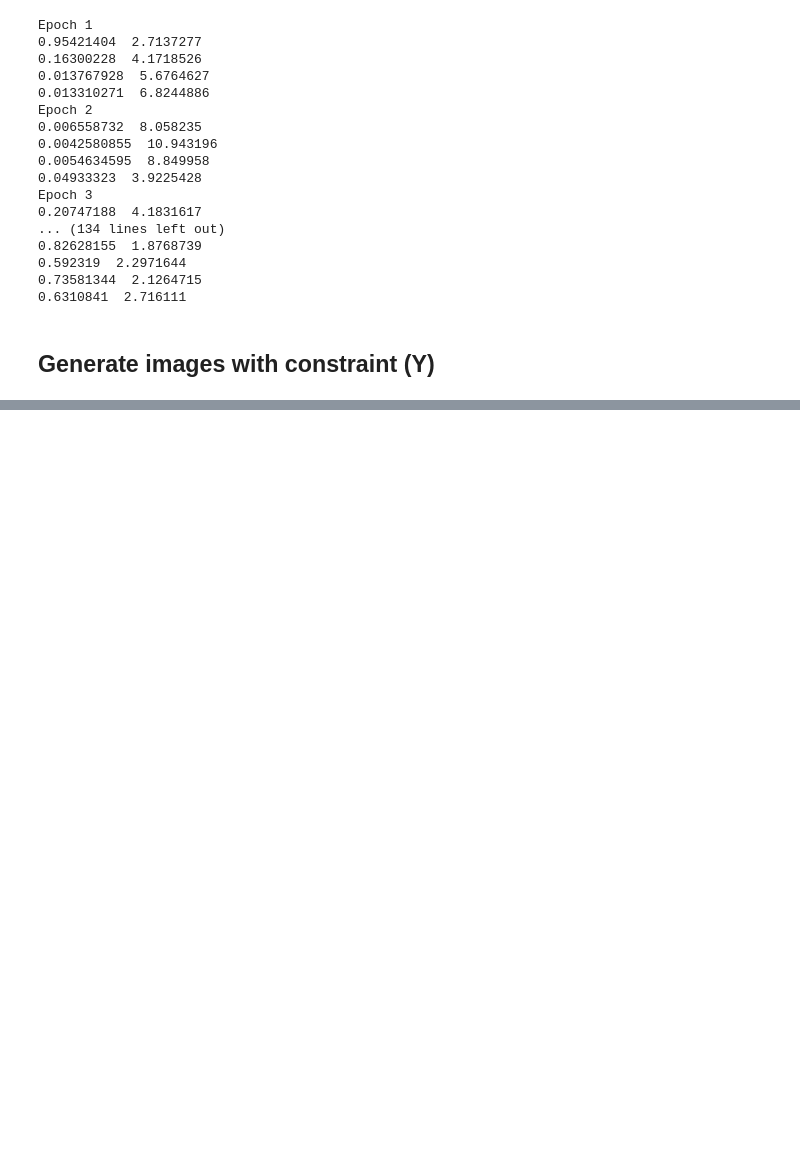
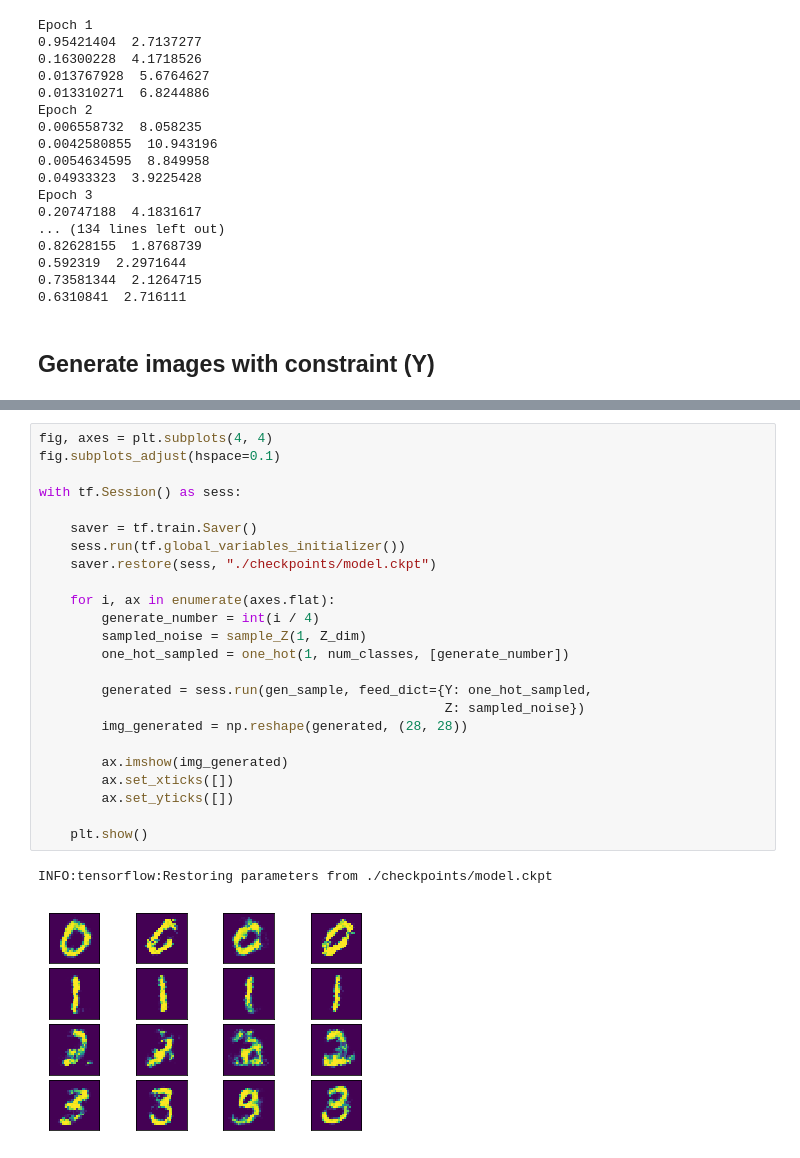
Before and after one commit to fracogno/Conditional_GAN, a Jupyter notebook: Conditional_GAN.ipynb, the cells around one changed output, grey strips where cells are left out. Saved outputs shown, nothing was run; the diff lists cells and outputs as text; blank space fills up the shorter version.

Commit message:
Display multiple images

```diff
--- a/Conditional_GAN.ipynb
+++ b/Conditional_GAN.ipynb
@@ -318,0 +317,27 @@ INFO:tensorflow:Restoring parameters from ./checkpoints/model.ckpt
+# %%
+fig, axes = plt.subplots(4, 4)
+fig.subplots_adjust(hspace=0.1)
+
+with tf.Session() as sess:
+
+    saver = tf.train.Saver()
+    sess.run(tf.global_variables_initializer())
+    saver.restore(sess, "./checkpoints/model.ckpt")
+
+    for i, ax in enumerate(axes.flat):
+        generate_number = int(i / 4)
+        sampled_noise = sample_Z(1, Z_dim)
+        one_hot_sampled = one_hot(1, num_classes, [generate_number])
+
+        generated = sess.run(gen_sample, feed_dict={Y: one_hot_sampled,
+                                                    Z: sampled_noise})
+        img_generated = np.reshape(generated, (28, 28))
+
+        ax.imshow(img_generated)
+        ax.set_xticks([])
+        ax.set_yticks([])
+
+    plt.show()
+# %% [output]
+INFO:tensorflow:Restoring parameters from ./checkpoints/model.ckpt
+[figure, added]
```
Also changed, not shown: parts of 2 cells of this notebook.
